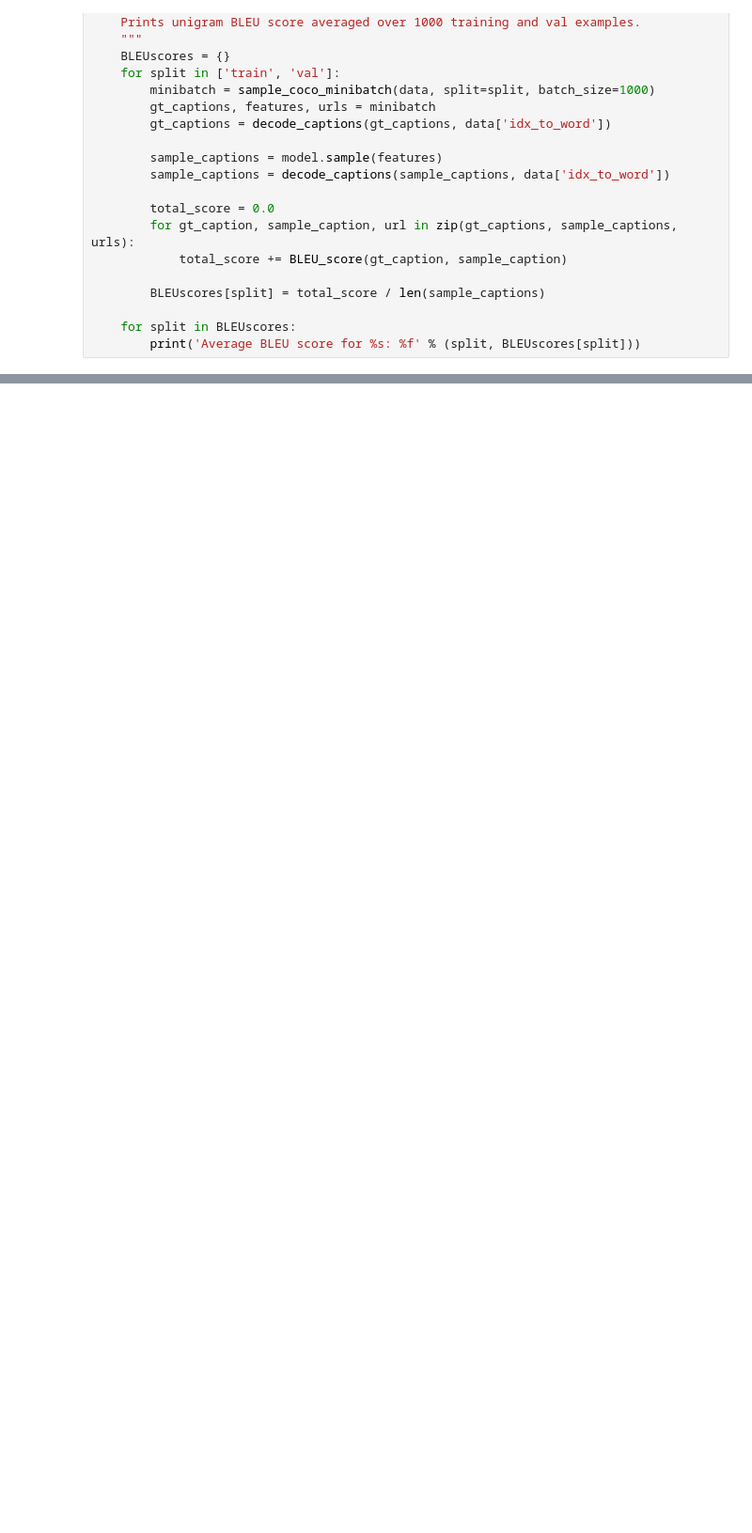
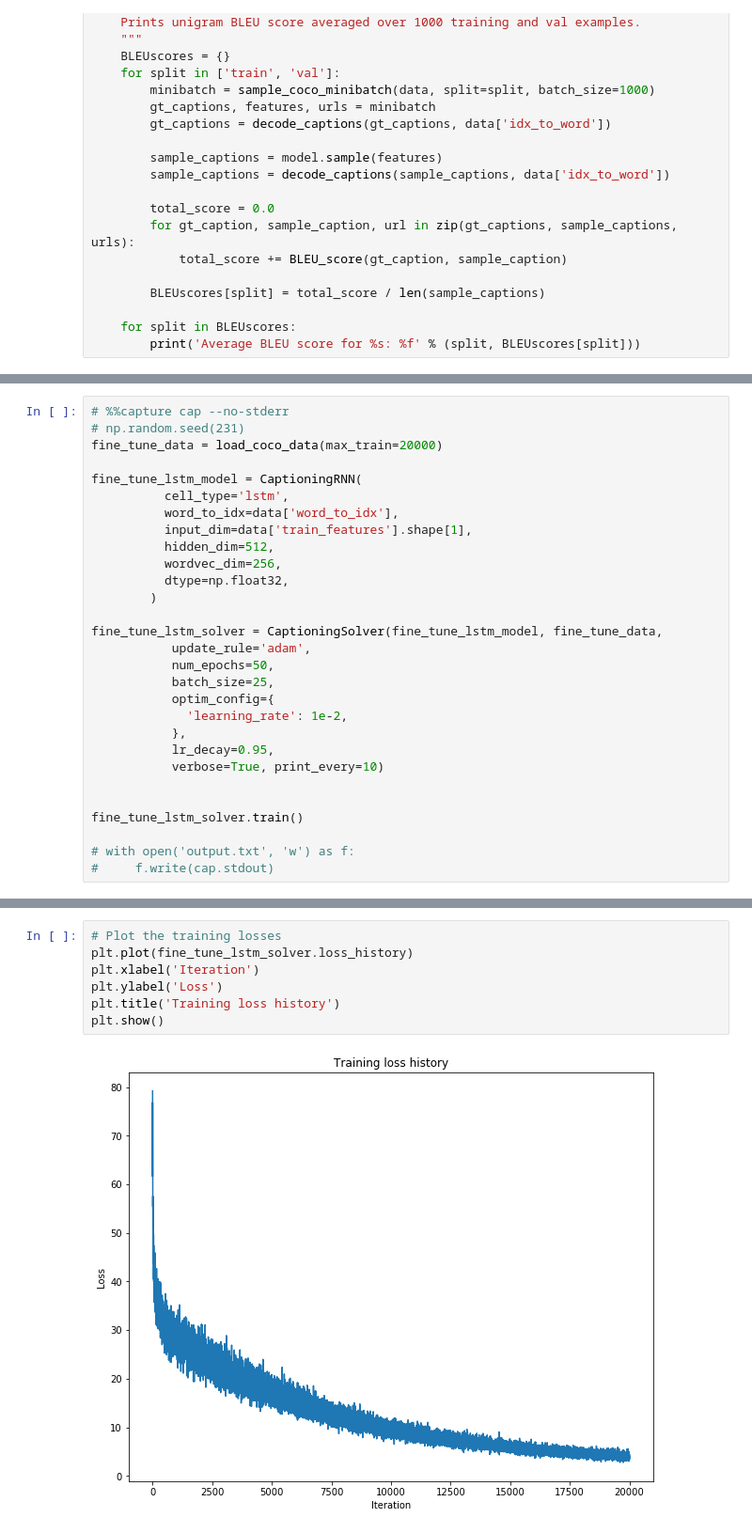
Before and after one commit to neilteng/CS7643-DeepLearning, a Jupyter notebook: Homework/HW3/LSTM_Captioning.ipynb, the cells around one changed output, grey strips where cells are left out. Shown at 94% size. Saved outputs shown, nothing was run; the diff lists cells and outputs as text; blank space fills up the shorter version.

```diff
--- a/Homework/HW3/LSTM_Captioning.ipynb
+++ b/Homework/HW3/LSTM_Captioning.ipynb
@@ -401,0 +402,29 @@ Average BLEU score for val: 0.177693
+# %%
+# %%capture cap --no-stderr
+# np.random.seed(231)
+fine_tune_data = load_coco_data(max_train=20000)
+
+fine_tune_lstm_model = CaptioningRNN(
+          cell_type='lstm',
+          word_to_idx=data['word_to_idx'],
+          input_dim=data['train_features'].shape[1],
+          hidden_dim=512,
+          wordvec_dim=256,
+          dtype=np.float32,
+        )
+
+fine_tune_lstm_solver = CaptioningSolver(fine_tune_lstm_model, fine_tune_data,
+           update_rule='adam',
+           num_epochs=50,
+           batch_size=25,
+           optim_config={
+             'learning_rate': 1e-2,
+           },
+           lr_decay=0.95,
+           verbose=True, print_every=10)
+
+
+fine_tune_lstm_solver.train()
+
+# with open('output.txt', 'w') as f:
+#     f.write(cap.stdout)
@@ -401,0 +454,9 @@ Average BLEU score for val: 0.177693
+# %%
+# Plot the training losses
+plt.plot(fine_tune_lstm_solver.loss_history)
+plt.xlabel('Iteration')
+plt.ylabel('Loss')
+plt.title('Training loss history')
+plt.show()
+# %% [output]
+[figure, added]
```
Also changed, not shown: parts of 10 cells of this notebook, 1 other file.
